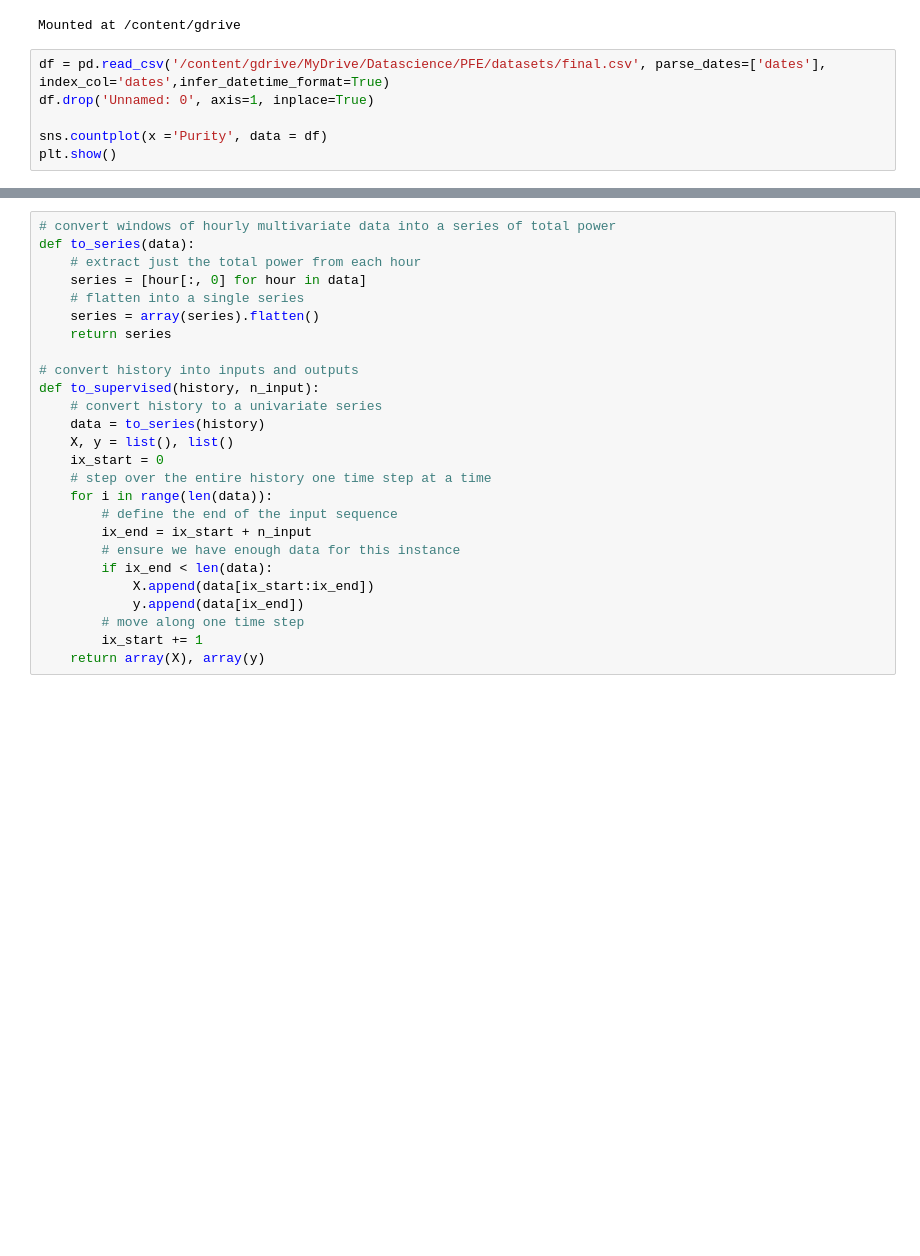
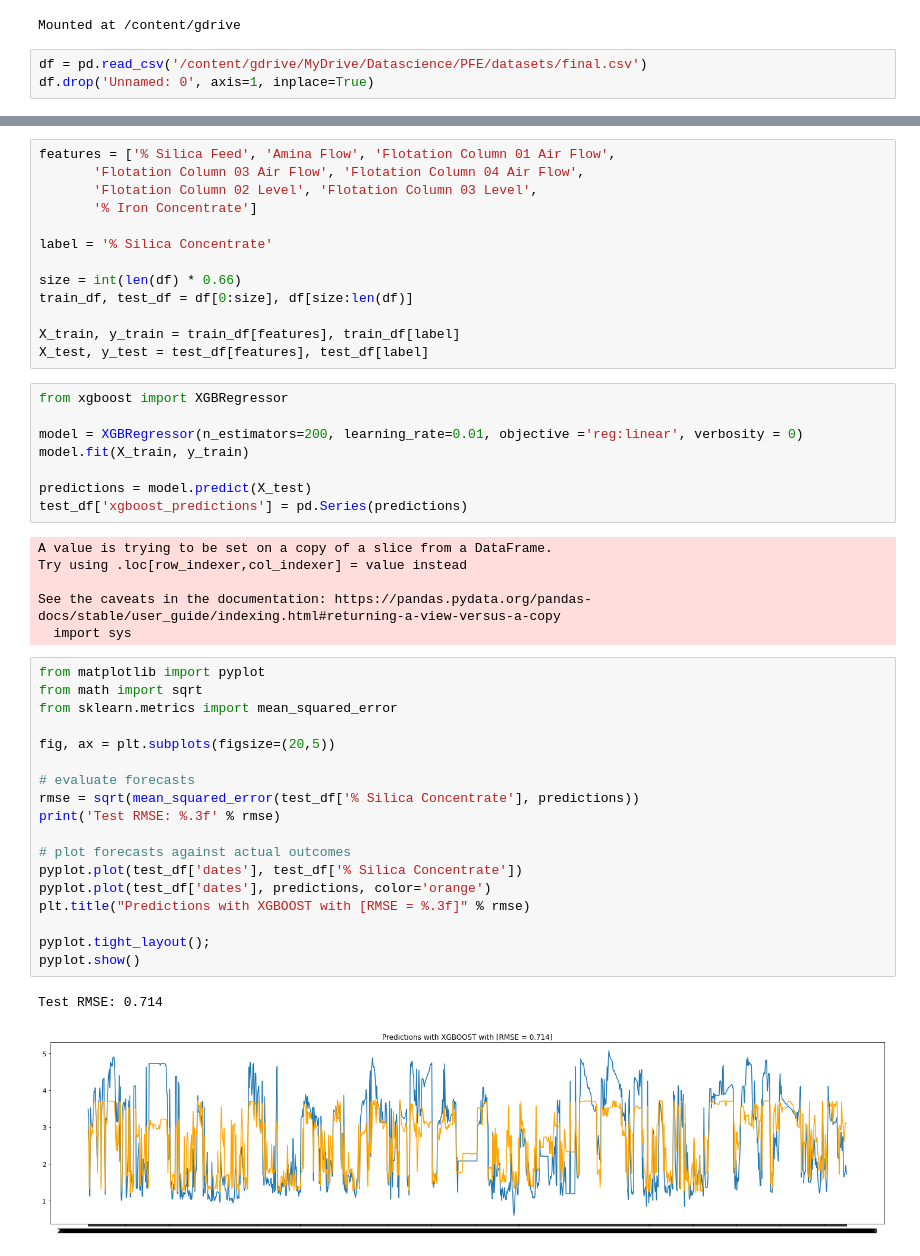
Before and after one commit to Malekkamoua/Android-Kotlin-Quiz-app-my-space, a Jupyter notebook: 5_Forecasting | ML_models.ipynb, the cells around one changed output, grey strips where cells are left out. Drawn from its saved outputs; the diff is of its cells as text; blank space fills up the shorter version.

```diff
--- a/5_Forecasting | ML_models.ipynb
+++ b/5_Forecasting | ML_models.ipynb
@@ -13,8 +13,5 @@ drive.mount('/content/gdrive')
 # %% [output]
 Mounted at /content/gdrive
 # %%
-df = pd.read_csv('/content/gdrive/MyDrive/Datascience/PFE/datasets/final.csv', parse_dates=['dates'],  index_col='dates',infer_datetime_format=True)
+df = pd.read_csv('/content/gdrive/MyDrive/Datascience/PFE/datasets/final.csv')
 df.drop('Unnamed: 0', axis=1, inplace=True)
-
-sns.countplot(x ='Purity', data = df)
-plt.show()
@@ -81,26 +18,48 @@ def evaluate_forecasts(actual, predicted):
-# %%
-# convert windows of hourly multivariate data into a series of total power
-def to_series(data):
-	# extract just the total power from each hour
-	series = [hour[:, 0] for hour in data]
-	# flatten into a single series
-	series = array(series).flatten()
-	return series
-
-# convert history into inputs and outputs
-def to_supervised(history, n_input):
-	# convert history to a univariate series
-	data = to_series(history)
-	X, y = list(), list()
-	ix_start = 0
-	# step over the entire history one time step at a time
-	for i in range(len(data)):
-		# define the end of the input sequence
-		ix_end = ix_start + n_input
-		# ensure we have enough data for this instance
-		if ix_end < len(data):
-			X.append(data[ix_start:ix_end])
-			y.append(data[ix_end])
-		# move along one time step
-		ix_start += 1
-	return array(X), array(y)
+# %%
+features = ['% Silica Feed', 'Amina Flow', 'Flotation Column 01 Air Flow',
+       'Flotation Column 03 Air Flow', 'Flotation Column 04 Air Flow',
+       'Flotation Column 02 Level', 'Flotation Column 03 Level',
+       '% Iron Concentrate']
+
+label = '% Silica Concentrate'
+
+size = int(len(df) * 0.66)
+train_df, test_df = df[0:size], df[size:len(df)]
+
+X_train, y_train = train_df[features], train_df[label]
+X_test, y_test = test_df[features], test_df[label]
+# %%
+from xgboost import XGBRegressor
+
+model = XGBRegressor(n_estimators=200, learning_rate=0.01, objective ='reg:linear', verbosity = 0)
+model.fit(X_train, y_train)
+
+predictions = model.predict(X_test)
+test_df['xgboost_predictions'] = pd.Series(predictions)
+# %% [output]
+A value is trying to be set on a copy of a slice from a DataFrame.
+Try using .loc[row_indexer,col_indexer] = value instead
+
+See the caveats in the documentation: https://pandas.pydata.org/pandas-docs/stable/user_guide/indexing.html#returning-a-view-versus-a-copy
+  import sys
+# %%
+from matplotlib import pyplot
+from math import sqrt
+from sklearn.metrics import mean_squared_error
+
+fig, ax = plt.subplots(figsize=(20,5))
+
+# evaluate forecasts
+rmse = sqrt(mean_squared_error(test_df['% Silica Concentrate'], predictions))
+print('Test RMSE: %.3f' % rmse)
+
+# plot forecasts against actual outcomes
+pyplot.plot(test_df['dates'], test_df['% Silica Concentrate'])
+pyplot.plot(test_df['dates'], predictions, color='orange')
+plt.title("Predictions with XGBOOST with [RMSE = %.3f]" % rmse)
+
+pyplot.tight_layout();
+pyplot.show()
+# %% [output]
+Test RMSE: 0.714
+[figure, added]
```
Also changed, not shown: parts of 6 cells of this notebook.
